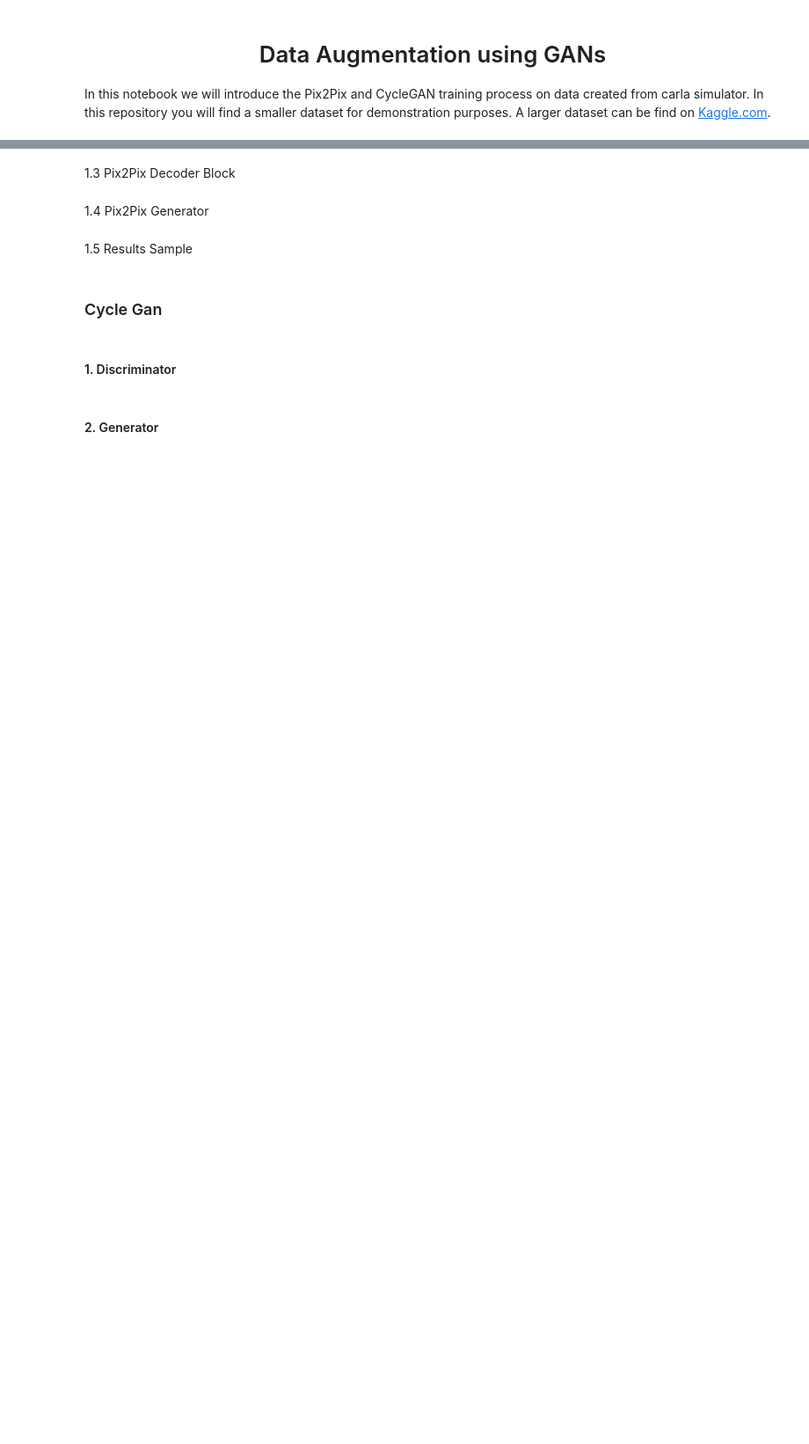
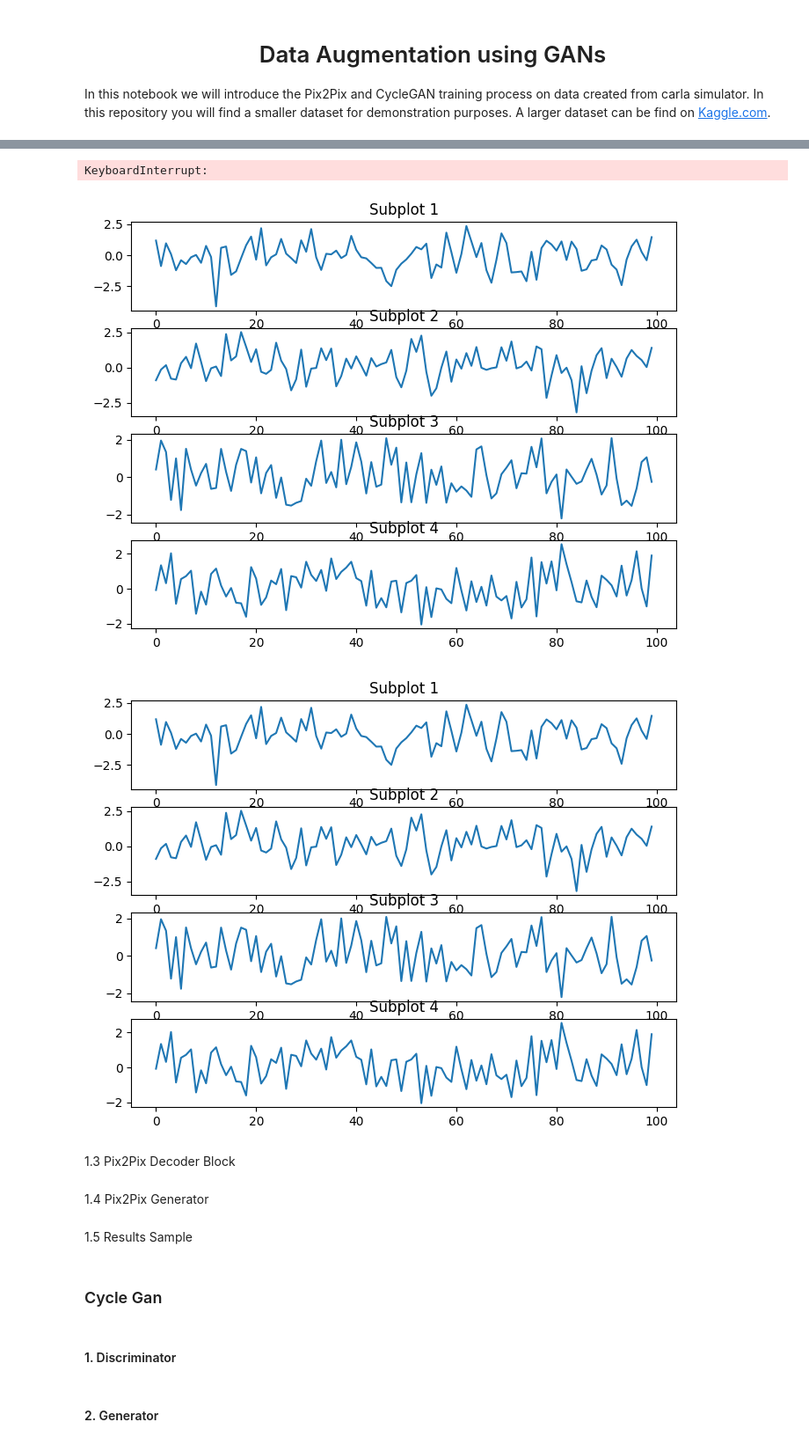
Before and after one commit to Creepo61/Data-Augmentation-using-GANs, a Jupyter notebook: seminar_gan.ipynb, the cells around one changed output, grey strips where cells are left out. Shown: that part at 88% size. Cells and saved outputs as stored; diff of their text form; code cells hidden in the pictures; blank space fills up the shorter version.

```diff
--- a/seminar_gan.ipynb
+++ b/seminar_gan.ipynb
@@ -392,0 +443,14 @@ def define_discriminator(image_shape):
+# %%
+#### training pix2pix
+
+dataset = load_dataset('pix2pix_ds.npz')
+print('Loaded', dataset[0].shape, dataset[1].shape)
+# define input shape based on the loaded dataset
+image_shape = dataset[0].shape[1:]
+# define the models
+d_model = define.discriminator.pix2pix(image_shape)
+g_model = define.generator.pix2pix(image_shape)
+# define the composite model
+gan_model = define.composite_model.pix2pix(g_model, d_model, image_shape)
+# train model
+train_gan.pix2pix(d_model, g_model, gan_model, dataset)
@@ -393,3 +478,66 @@ def define_discriminator(image_shape):
+# %%
+ # select a sample of input images
+trainA, trainB = dataset
+n_batch = 60
+n_patch = 60
+X_realA, y_realA = generate_pictures.real.cycle_gan(trainA, n_batch, n_patch)
+X_realB, y_realB = generate_pictures.real.cycle_gan(trainB, n_batch, n_patch)
+            # generate a batch of fake samples
+X_fakeA, y_fakeA = generate_pictures.fake.cycle_gan(g_model_BtoA, X_realB, n_patch)
+X_fakeB, y_fakeB = generate_pictures.fake.cycle_gan(g_model_AtoB, X_realA, n_patch)
+# update fakes from pool
+trainX = X_realA
+X_in, _ = generate_pictures.real.cycle_gan(trainX, n_samples, 0)
+# generate translated images
+X_out, _ = generate_pictures.fake.cycle_gan(g_model, X_in, 0)
+# scale all pixels from [-1,1] to [0,1]
+X_in = (X_in + 1) / 2.0
+X_out = (X_out + 1) / 2.0
+# plot real images
+for i in range(n_samples):
+    plt.subplot(2, n_samples, 1 + i)
+    plt.axis('off')
+    plt.imshow(X_in[i])
+    # plot translated image
+for i in range(n_samples):
+    plt.subplot(2, n_samples, 1 + n_samples + i)
+    plt.axis('off')
+    plt.imshow(X_out[i])
+    pyplot.show()
+    # save plot to file
+# %% [output]
+KeyboardInterrupt:
+# %%
+%matplotlib inline
+import time
+import pylab as pl
+from IPython import display
+
+# Anzahl der Subplots
+num_subplots = 4
+# Anzahl der Datenpunkte pro Subplot
+num_points = 100
+
+# Initialisieren der Subplots
+fig, axes = pl.subplots(num_subplots, 1, figsize=(8, 6))
+
+# Schleife zur Aktualisierung der Subplots
+for i in range(10):
+    # Zufällige Daten für jeden Subplot generieren
+    data = [pl.randn(num_points) for _ in range(num_subplots)]
+
+    # Aktualisieren und anzeigen der Subplots
+    for j, ax in enumerate(axes):
+        ax.clear()
+        ax.plot(data[j])
+
+    display.clear_output(wait=True)
+    display.display(fig)
+
+    time.sleep(1.0)
+# %% [output]
+[figure, added]
+[figure, added]
 # %% [markdown]
 1.3 Pix2Pix Decoder Block
 # %%
```
Also changed, not shown: parts of 14 cells of this notebook.
